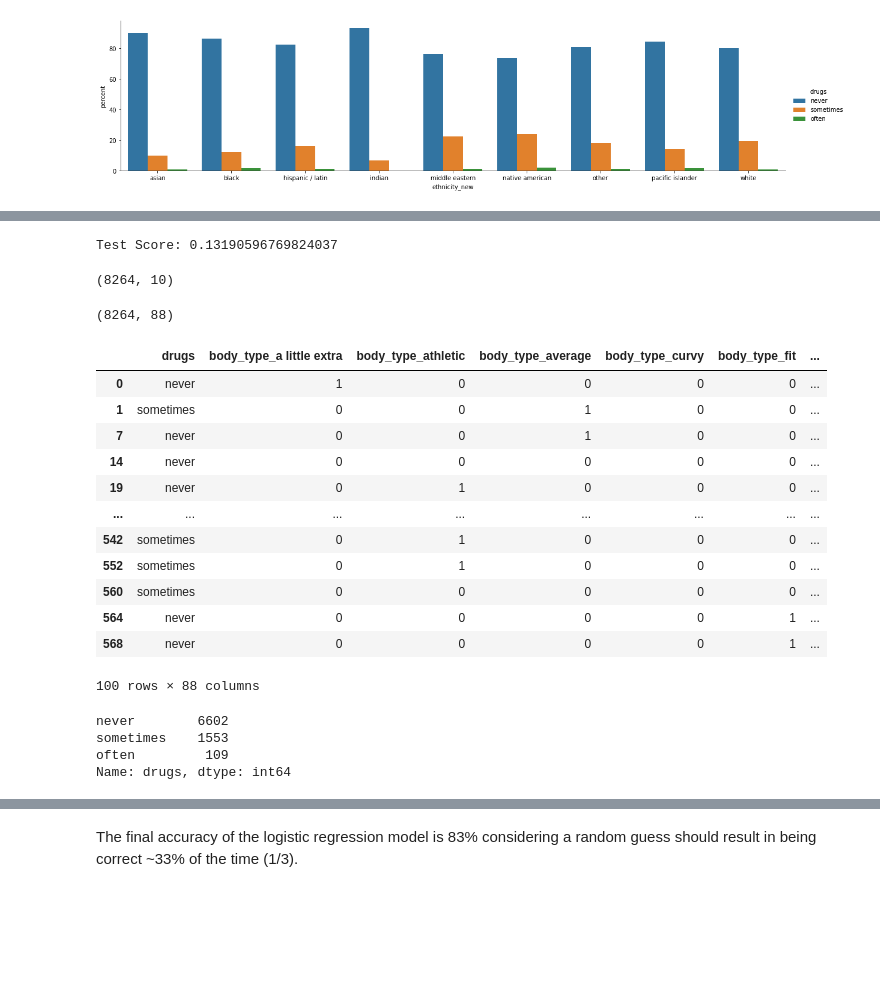
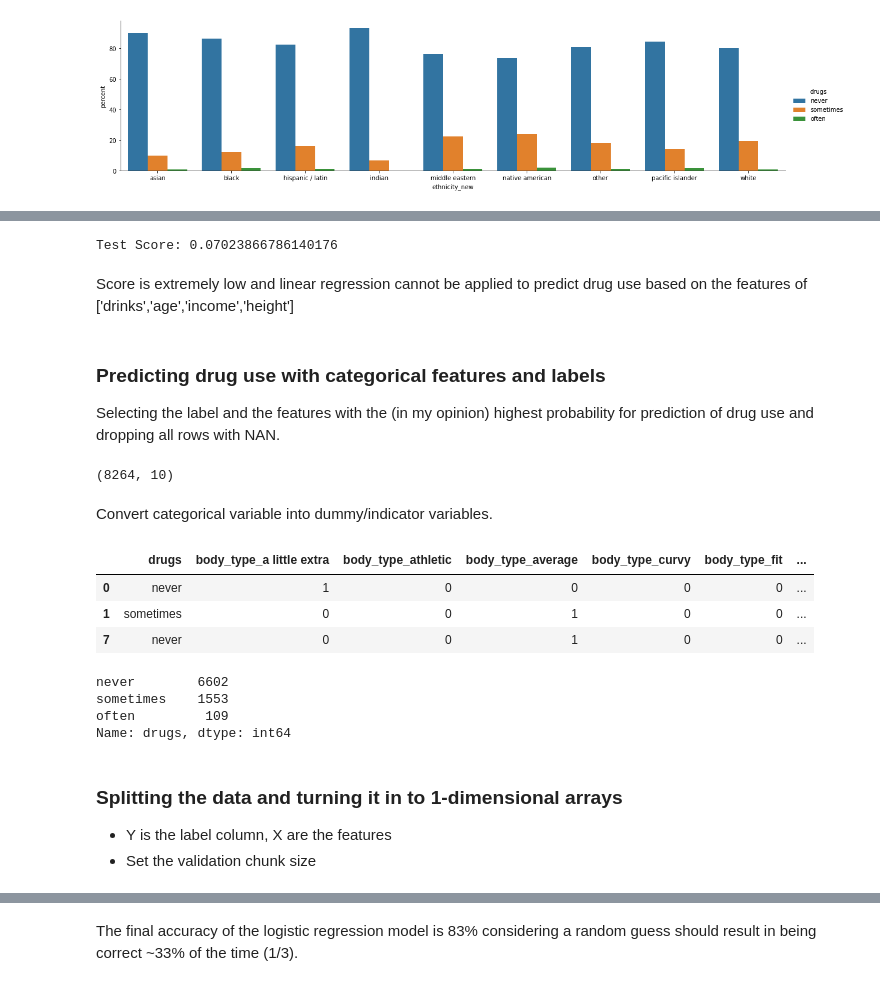
Before and after one commit to ClaudioLutz/okcupid-date-a-scientist-portfolio-project, a Jupyter notebook: date-a-scientist.ipynb, the cells around one changed output, grey strips where cells are left out. Cells and saved outputs as stored; diff of their text form; code cells hidden in the pictures; blank space fills up the shorter version.

```diff
--- a/date-a-scientist.ipynb
+++ b/date-a-scientist.ipynb
@@ -166,41 +197,36 @@ obj_df = obj_df.dropna(axis=0)
 features = obj_df[['drinks','age','income','height']]
 winnings = obj_df[['drugs']]
 
-features_train, features_test, winnings_train, winnings_test = train_test_split(features, winnings, train_size = 0.8)
+features_train, features_test, winnings_train, winnings_test = train_test_split(features, winnings, train_size = 0.2)
 
 model = LinearRegression()
 model.fit(features_train,winnings_train)
 
 print('Test Score:', model.score(features_test,winnings_test))
 # %% [output]
-Test Score: 0.13190596769824037
+Test Score: 0.07023866786140176
+# %% [markdown]
+Score is extremely low and linear regression cannot be applied to predict drug use based on the features of ['drinks','age','income','height']
+# %% [markdown]
+### Predicting drug use with categorical features and labels
+
+Selecting the label and the features with the (in my opinion) highest probability for prediction of drug use and dropping all rows with NAN.
 # %%
 cols = ['body_type', 'diet', 'orientation', 'pets', 'religion_new','ethnicity_new','smokes','offspring','sex','drugs']
 df = data[cols].dropna()
 df.shape
 # %% [output]
 (8264, 10)
+# %% [markdown]
+Convert categorical variable into dummy/indicator variables.
 # %%
 for col in cols[:-1]:
     df = pd.get_dummies(df, columns=[col], prefix = [col])
 
-df.shape
+df.head(3)
 # %% [output]
-(8264, 88)
+|  | drugs | body_type_a little extra | body_type_athletic | body_type_average | body_type_curvy | body_type_fit | ... |
+| 0 | never | 1 | 0 | 0 | 0 | 0 | ... |
+| 1 | sometimes | 0 | 0 | 1 | 0 | 0 | ... |
+| 7 | never | 0 | 0 | 1 | 0 | 0 | ... |
-# %%
-df.head(100)
-# %% [output]
-|  | drugs | body_type_a little extra | body_type_athletic | body_type_average | body_type_curvy | body_type_fit | ... |
-| 0 | never | 1 | 0 | 0 | 0 | 0 | ... |
-| 1 | sometimes | 0 | 0 | 1 | 0 | 0 | ... |
-| 7 | never | 0 | 0 | 1 | 0 | 0 | ... |
-| 14 | never | 0 | 0 | 0 | 0 | 0 | ... |
-| 19 | never | 0 | 1 | 0 | 0 | 0 | ... |
-| ... | ... | ... | ... | ... | ... | ... | ... |
-| 542 | sometimes | 0 | 1 | 0 | 0 | 0 | ... |
-| 552 | sometimes | 0 | 1 | 0 | 0 | 0 | ... |
-| 560 | sometimes | 0 | 0 | 0 | 0 | 0 | ... |
-| 564 | never | 0 | 0 | 0 | 0 | 1 | ... |
-| 568 | never | 0 | 0 | 0 | 0 | 1 | ... |
-100 rows × 88 columns
 # %%
@@ -211,6 +236,10 @@ never        6602
 sometimes    1553
 often         109
 Name: drugs, dtype: int64
+# %% [markdown]
+### Splitting the data and turning it in to 1-dimensional arrays
+- Y is the label column, X are the features
+- Set the validation chunk size
 # %%
 col_length = len(df.columns)
 
```
Also changed, not shown: parts of 22 cells of this notebook.
